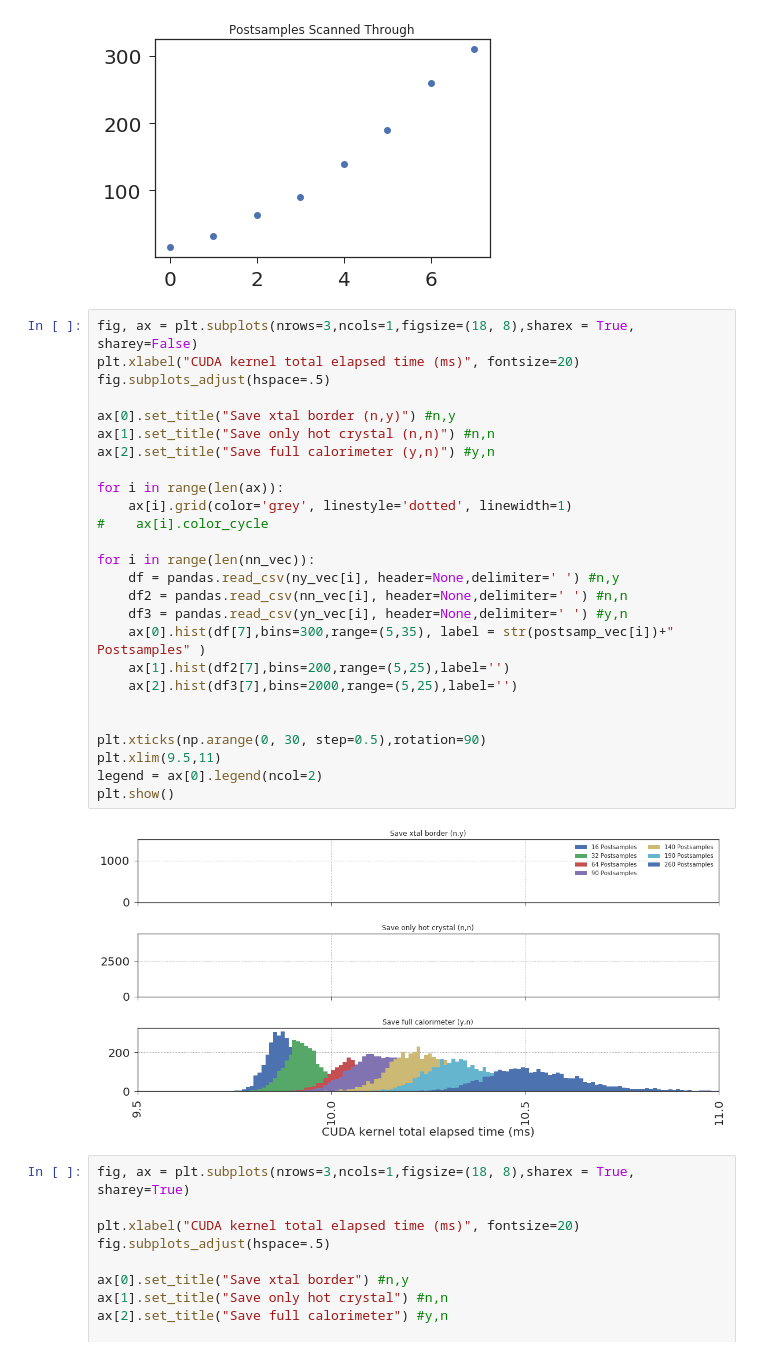
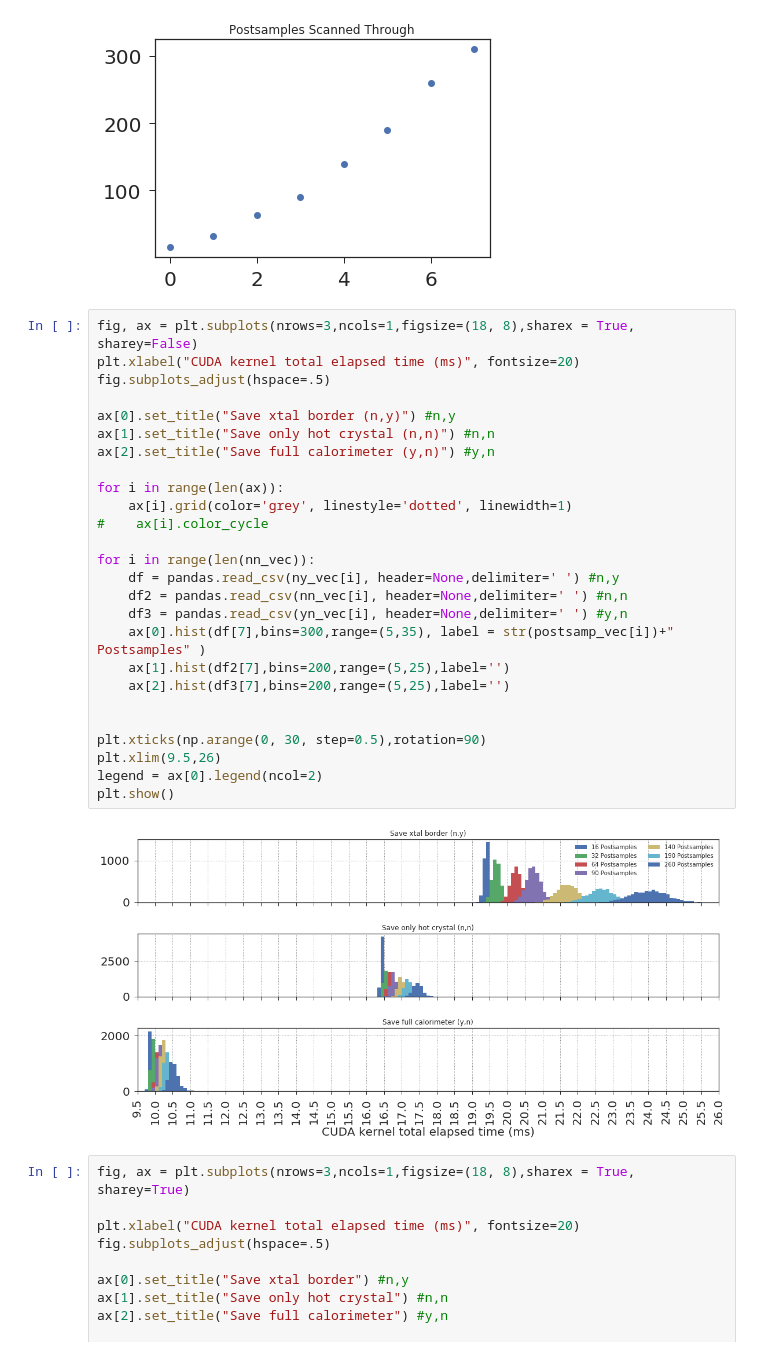
Before and after one commit to jlabounty/g-2, a Jupyter notebook: daq/DAQ_RateTest_Dumped.ipynb, the cells around one changed output. Cells and saved outputs as stored; diff of their text form.

```diff
--- a/daq/DAQ_RateTest_Dumped.ipynb
+++ b/daq/DAQ_RateTest_Dumped.ipynb
@@ -168,31 +168,31 @@ plt.show()
 # %%
 fig, ax = plt.subplots(nrows=3,ncols=1,figsize=(18, 8),sharex = True, sharey=False)
 plt.xlabel("CUDA kernel total elapsed time (ms)", fontsize=20)
 fig.subplots_adjust(hspace=.5)
 
 ax[0].set_title("Save xtal border (n,y)") #n,y
 ax[1].set_title("Save only hot crystal (n,n)") #n,n
 ax[2].set_title("Save full calorimeter (y,n)") #y,n
 
 for i in range(len(ax)):
     ax[i].grid(color='grey', linestyle='dotted', linewidth=1)
 #    ax[i].color_cycle
 
 for i in range(len(nn_vec)):
     df = pandas.read_csv(ny_vec[i], header=None,delimiter=' ') #n,y
     df2 = pandas.read_csv(nn_vec[i], header=None,delimiter=' ') #n,n
     df3 = pandas.read_csv(yn_vec[i], header=None,delimiter=' ') #y,n
     ax[0].hist(df[7],bins=300,range=(5,35), label = str(postsamp_vec[i])+" Postsamples" )
     ax[1].hist(df2[7],bins=200,range=(5,25),label='')
-    ax[2].hist(df3[7],bins=2000,range=(5,25),label='')
+    ax[2].hist(df3[7],bins=200,range=(5,25),label='')
 
 
 plt.xticks(np.arange(0, 30, step=0.5),rotation=90)
-plt.xlim(9.5,11)
+plt.xlim(9.5,26)
 legend = ax[0].legend(ncol=2)
 plt.show()
 # %% [output]
-[figure, old version]
+[figure, new version]
 # %%
 fig, ax = plt.subplots(nrows=3,ncols=1,figsize=(18, 8),sharex = True, sharey=True)
 
```
Also changed, not shown: 5 other files.
